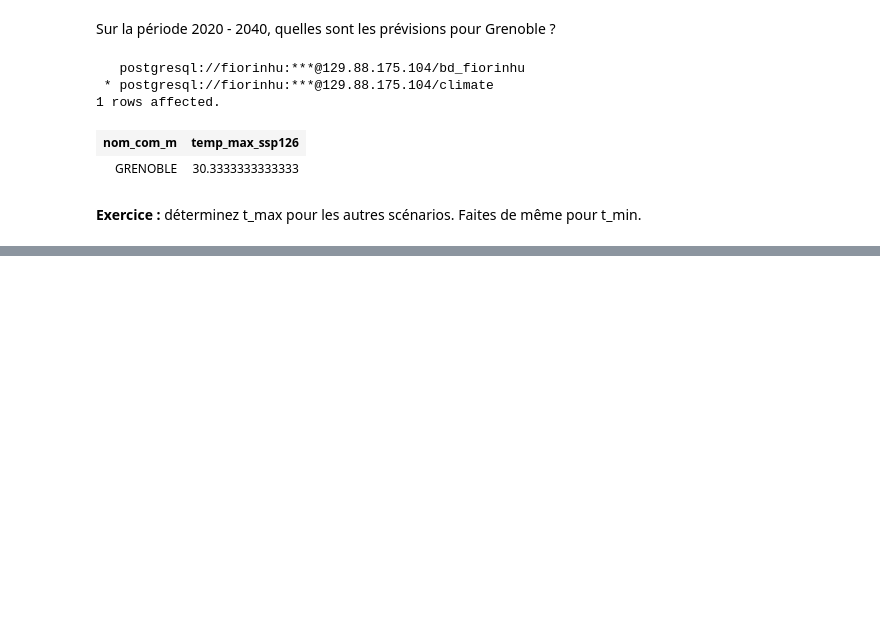
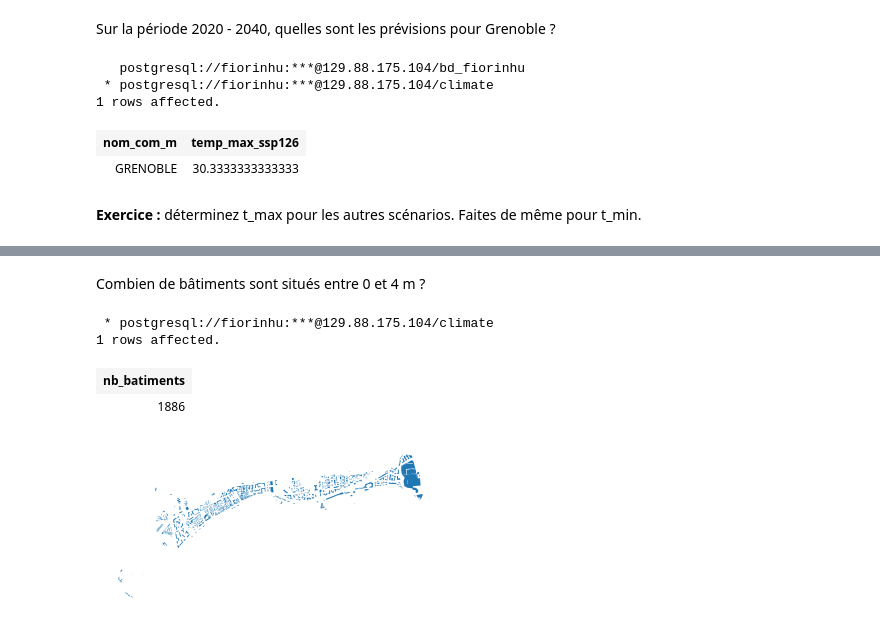
Before and after one commit to fiorinoh/geomas, a Jupyter notebook: postgis/sql_5.ipynb, the cells around one changed output, grey strips where cells are left out. Saved outputs shown, nothing was run; the diff lists cells and outputs as text; code cells hidden in the pictures; blank space fills up the shorter version.

```diff
--- a/postgis/sql_5.ipynb
+++ b/postgis/sql_5.ipynb
@@ -287,0 +349,23 @@ GROUP BY nom_com_m;
+# %% [markdown]
+Combien de bâtiments sont situés entre 0 et 4 m ?
+# %%
+%%sql
+
+SELECT count(*) as nb_batiments
+FROM nice.bati_cagnes_st_laurent, nice.cagnes_st_laurent -- RGEALTI 1m
+WHERE ST_Intersects(geom, rast) AND ST_Value(rast, ST_Centroid(geom)) < 5;
+# %% [output]
+ * postgresql://fiorinhu:***@129.88.175.104/climate
+1 rows affected.
+| nb_batiments |
+| 1886 |
+# %%
+sql = '''
+SELECT geom
+FROM nice.bati_cagnes_st_laurent, nice.cagnes_st_laurent
+WHERE ST_Intersects(geom, rast) AND ST_Value(rast, ST_Centroid(geom)) < 5;
+'''
+bati_0_5 = gpd.read_postgis(sql, con = conn)
+bati_0_5.plot().set_axis_off()
+# %% [output]
+[figure, added]
```
Also changed, not shown: parts of 12 cells of this notebook.
